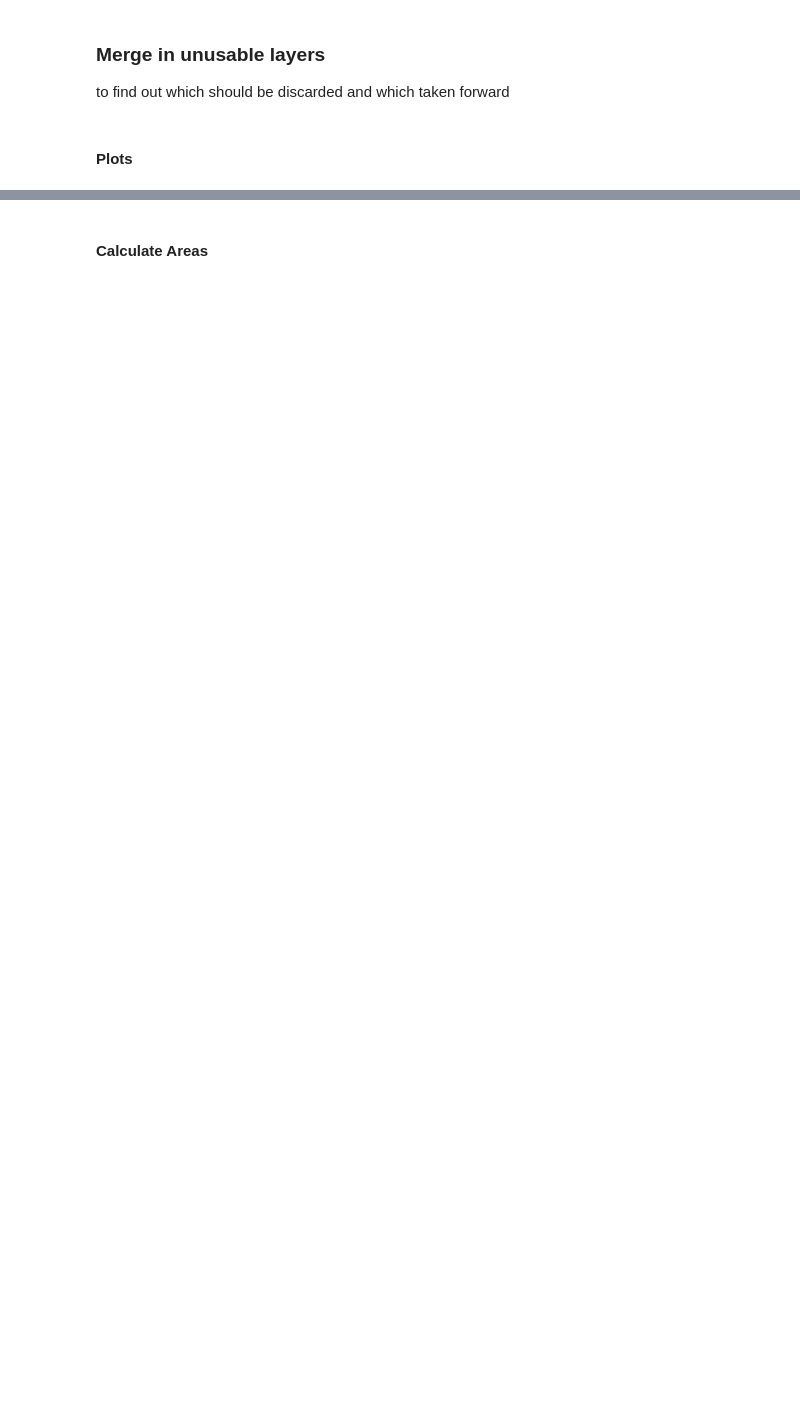
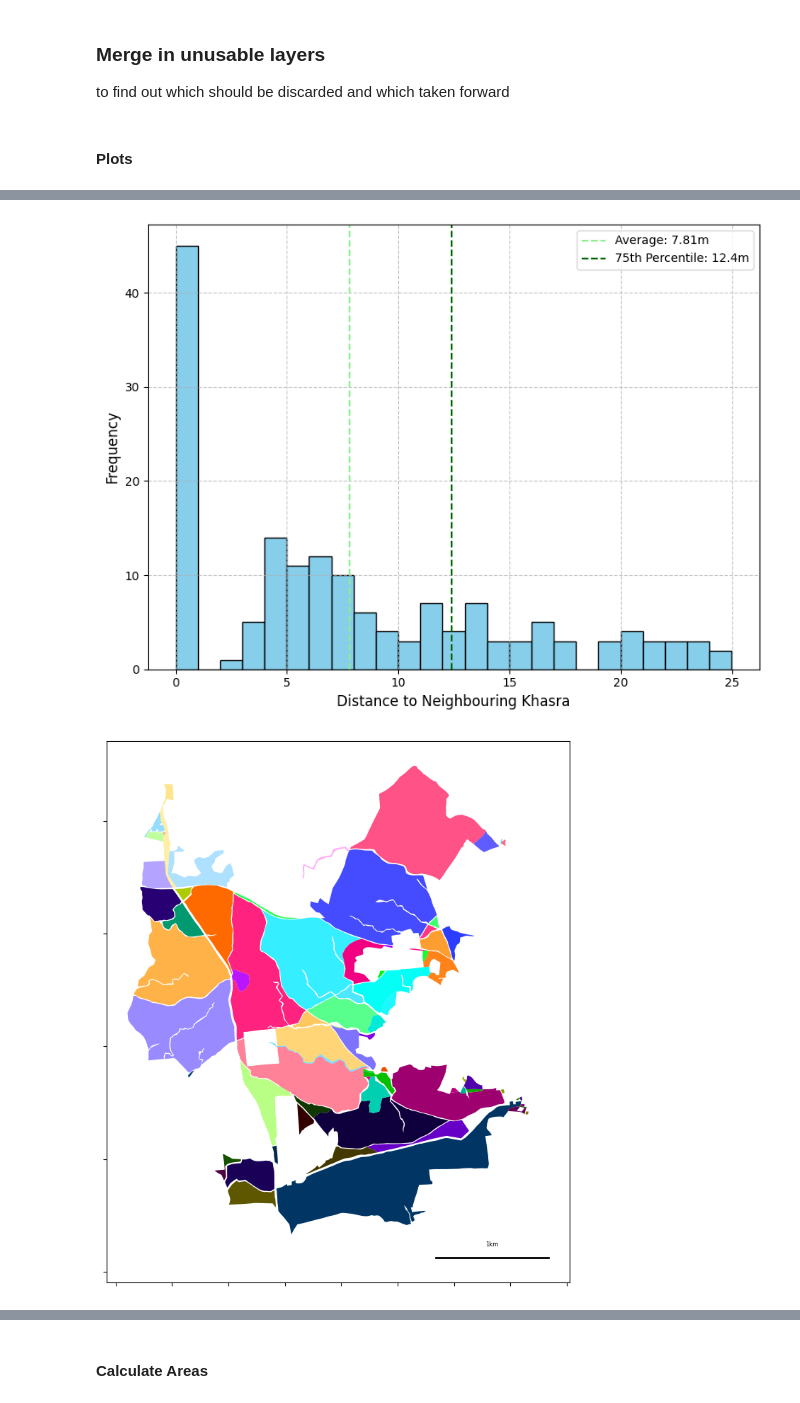
Before and after one commit to IDinsight/idinsight-solar-parks, a Jupyter notebook: notebooks/03_solar_parks_parcel_clustering sagar.ipynb, the cells around one changed output, grey strips where cells are left out. Drawn from its saved outputs; the diff is of its cells as text; code cells hidden in the pictures; blank space fills up the shorter version.

```diff
--- a/notebooks/03_solar_parks_parcel_clustering sagar.ipynb
+++ b/notebooks/03_solar_parks_parcel_clustering sagar.ipynb
@@ -825,7 +886,7 @@ for CHOSEN_PARCEL_ID in selected_parcel_id_list:
     )
     FOLDER_PATH.mkdir(parents=True, exist_ok=True)
 
-    # Plotting the histogram of intra-distances
+    # 1. Histogram of intra-distances
     subset_intra_distances_df = intra_distances_df[
         intra_distances_df["parcel_id"] == CHOSEN_PARCEL_ID
     ]
@@ -844,7 +905,10 @@ for CHOSEN_PARCEL_ID in selected_parcel_id_list:
     ].values[0]
 
     ax.axvline(
-        avg_distance, color="brown", linestyle="--", label=f"Average: {avg_distance}m"
+        avg_distance,
+        color=BACKGROUND_COLOR,
+        linestyle="--",
+        label=f"Average: {avg_distance}m",
     )
     ax.axvline(
         percentile_75th_distance,
@@ -865,6 +929,7 @@ for CHOSEN_PARCEL_ID in selected_parcel_id_list:
     )
     plt.show()
 
+    # 2. Khasra-level plot
     ax = gdf_with_parcel_id[gdf_with_parcel_id["parcel_id"] == CHOSEN_PARCEL_ID].plot(
         column="khasra_id",
         cmap=ListedColormap(
@@ -872,6 +937,7 @@ for CHOSEN_PARCEL_ID in selected_parcel_id_list:
         ),
         figsize=(8, 8),
     )
+
     ax.set_xticklabels([])
     ax.set_yticklabels([])
 
@@ -896,8 +962,9 @@ for CHOSEN_PARCEL_ID in selected_parcel_id_list:
     plt.tight_layout()
     plt.savefig(FOLDER_PATH / "khasras.png", dpi=300, bbox_inches="tight")
 
+    # 3. Parcel + Layers plots
     ax = gdf_with_parcel_id[gdf_with_parcel_id["parcel_id"] == CHOSEN_PARCEL_ID].plot(
-        color="brown",
+        color=BACKGROUND_COLOR,
         label="Original Parcel",
         figsize=(10, 10),
     )
@@ -924,48 +991,57 @@ for CHOSEN_PARCEL_ID in selected_parcel_id_list:
 
     handles = []
     for i in range(5):
+        handles.append(
+            mpatches.Patch(
+                color=BACKGROUND_COLOR,
+                label="Usable and Suitable Area",
+            )
+        )
         if i >= 0:
             buildings_overlap_gdf[
                 buildings_overlap_gdf["parcel_id"] == CHOSEN_PARCEL_ID
-            ].plot(ax=ax, color="yellow", label="Buildings + 25m buffer")
+            ].plot(ax=ax, color=BUILDING_COLOR, label="Buildings + 25m buffer")
             LAYERS = "Buildings"
             handles.append(
-                mpatches.Patch(color="yellow", label="Buildings + 25m buffer")
+                mpatches.Patch(color=BUILDING_COLOR, label="Buildings + 25m buffer")
             )
 
         if i >= 1:
             settlements_overlap_gdf[
                 settlements_overlap_gdf["parcel_id"] == CHOSEN_PARCEL_ID
-            ].plot(ax=ax, color="black", alpha=0.5, label="Settlements")
+            ].plot(ax=ax, color=SETTLEMENT_COLOR, alpha=0.5, label="Settlements")
             LAYERS = "Buildings, Settlements"
-            handles.append(mpatches.Patch(color="black", label="Settlements"))
+            handles.append(mpatches.Patch(color=SETTLEMENT_COLOR, label="Settlements"))
 
         if i >= 2:
             water_overlap_gdf[water_overlap_gdf["parcel_id"] == CHOSEN_PARCEL_ID].plot(
-                ax=ax, color="C0", label="Water"
+                ax=ax, color=WATER_COLOR, label="Water"
             )
             LAYERS = "Buildings, Settlements, Water"
-            handles.append(mpatches.Patch(color="C0", label="Water"))
+            handles.append(mpatches.Patch(color=WATER_COLOR, label="Water"))
 
         if i >= 3:
             cropland_overlap_gdf[
                 cropland_overlap_gdf["parcel_id"] == CHOSEN_PARCEL_ID
-            ].plot(ax=ax, color="green", label="Cropland")
+            ].plot(ax=ax, color=CROPLAND_COLOR, label="Cropland")
             LAYERS = "Buildings, Settlements, Water, Cropland"
-            handles.append(mpatches.Patch(color="green", label="Cropland"))
+            handles.append(mpatches.Patch(color=CROPLAND_COLOR, label="Cropland"))
 
         if i >= 4:
             slope_overlap_gdf[slope_overlap_gdf["parcel_id"] == CHOSEN_PARCEL_ID].plot(
-                ax=ax, color="grey", alpha=0.8, label="Slopes > 7 deg"
+                ax=ax, color=SLOPE_COLOR, alpha=0.8, label="Slopes > 7 deg"
             )
             LAYERS = "Buildings, Settlements, Water, Cropland, Slopes"
             handles.append(
-                mpatches.Patch(color="grey", label="Slope > 7° between NE and NW")
+                mpatches.Patch(color=SLOPE_COLOR, label="Slope > 7° between NE and NW")
             )
 
         ax.legend(handles=handles, loc="upper left")
         plt.tight_layout()
         plt.savefig(
             FOLDER_PATH / f"Layers - {LAYERS}.png", dpi=300, bbox_inches="tight"
         )
         handles = []
+# %% [output]
+[figure, added]
+[figure, added]
```
Also changed, not shown: parts of 74 cells of this notebook.
